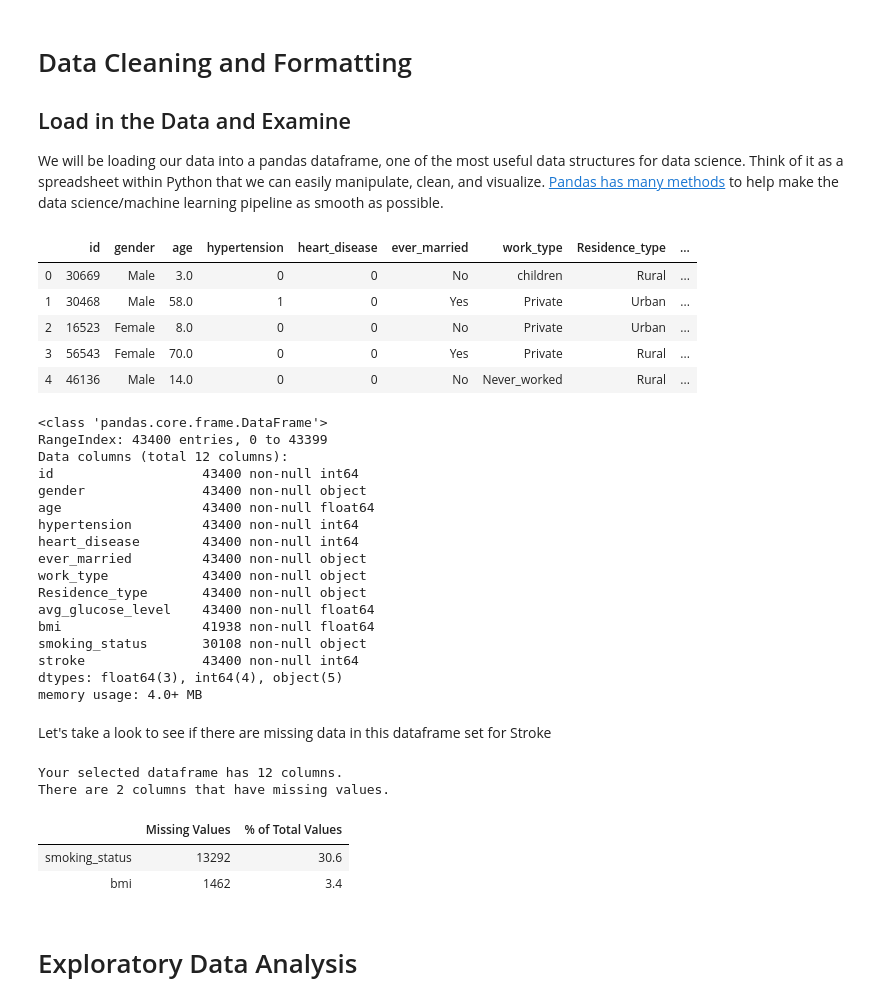
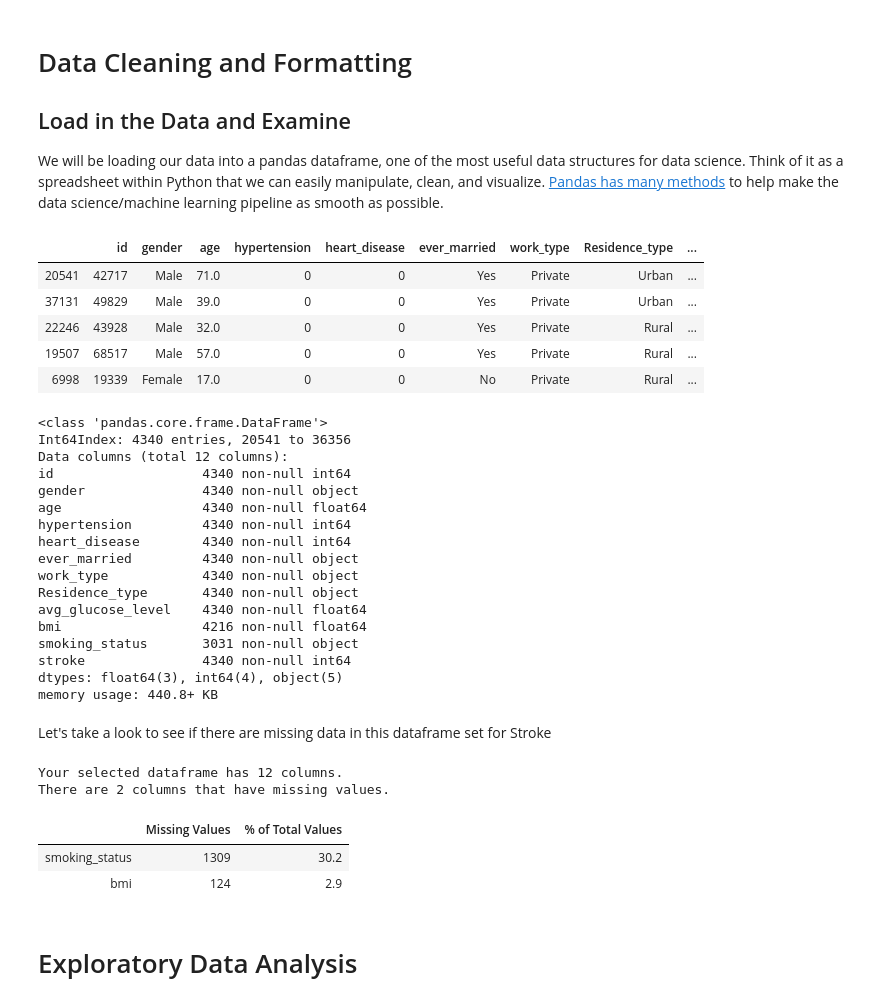
Before and after one commit to Coolbreeze151/Predicting-Stroke, a Jupyter notebook: Stroke Prediction.ipynb, the cells around one changed output. Drawn from its saved outputs; the diff is of its cells as text; code cells hidden in the pictures.

```diff
--- a/Stroke Prediction.ipynb
+++ b/Stroke Prediction.ipynb
@@ -52,37 +52,40 @@ We will be loading our data into a pandas dataframe, one of the most useful data
 # %%
 # Read in data into a dataframe
 train_df = pd.read_csv('train_2v.csv')
 test_df = pd.read_csv('test_2v.csv')
 
+# Because data is huge, for purpose of practice, will reduce it to 20% sample of the whole population for the time being.
+train_df = train_df.sample(frac=0.1, replace=True)
+
 # Display top of dataframe
 train_df.head()
 # %% [output]
 |  | id | gender | age | hypertension | heart_disease | ever_married | work_type | Residence_type | ... |
-| 0 | 30669 | Male | 3.0 | 0 | 0 | No | children | Rural | ... |
-| 1 | 30468 | Male | 58.0 | 1 | 0 | Yes | Private | Urban | ... |
-| 2 | 16523 | Female | 8.0 | 0 | 0 | No | Private | Urban | ... |
-| 3 | 56543 | Female | 70.0 | 0 | 0 | Yes | Private | Rural | ... |
-| 4 | 46136 | Male | 14.0 | 0 | 0 | No | Never_worked | Rural | ... |
+| 20541 | 42717 | Male | 71.0 | 0 | 0 | Yes | Private | Urban | ... |
+| 37131 | 49829 | Male | 39.0 | 0 | 0 | Yes | Private | Urban | ... |
+| 22246 | 43928 | Male | 32.0 | 0 | 0 | Yes | Private | Rural | ... |
+| 19507 | 68517 | Male | 57.0 | 0 | 0 | Yes | Private | Rural | ... |
+| 6998 | 19339 | Female | 17.0 | 0 | 0 | No | Private | Rural | ... |
 # %%
 train_df.info()
 # %% [output]
 <class 'pandas.core.frame.DataFrame'>
-RangeIndex: 43400 entries, 0 to 43399
+Int64Index: 4340 entries, 20541 to 36356
 Data columns (total 12 columns):
-id                   43400 non-null int64
-gender               43400 non-null object
-age                  43400 non-null float64
-hypertension         43400 non-null int64
-heart_disease        43400 non-null int64
-ever_married         43400 non-null object
-work_type            43400 non-null object
-Residence_type       43400 non-null object
-avg_glucose_level    43400 non-null float64
-bmi                  41938 non-null float64
-smoking_status       30108 non-null object
-stroke               43400 non-null int64
+id                   4340 non-null int64
+gender               4340 non-null object
+age                  4340 non-null float64
+hypertension         4340 non-null int64
+heart_disease        4340 non-null int64
+ever_married         4340 non-null object
+work_type            4340 non-null object
+Residence_type       4340 non-null object
+avg_glucose_level    4340 non-null float64
+bmi                  4216 non-null float64
+smoking_status       3031 non-null object
+stroke               4340 non-null int64
 dtypes: float64(3), int64(4), object(5)
-memory usage: 4.0+ MB
+memory usage: 440.8+ KB
 # %% [markdown]
 Let's take a look to see if there are missing data in this dataframe set for Stroke
 # %%
@@ -119,8 +122,8 @@ missing_values_table(train_df)
 Your selected dataframe has 12 columns.
 There are 2 columns that have missing values.
 |  | Missing Values | % of Total Values |
-| smoking_status | 13292 | 30.6 |
-| bmi | 1462 | 3.4 |
+| smoking_status | 1309 | 30.2 |
+| bmi | 124 | 2.9 |
 # %% [markdown]
 # Exploratory Data Analysis
 # %%
```
Also changed, not shown: parts of 7 cells of this notebook.
